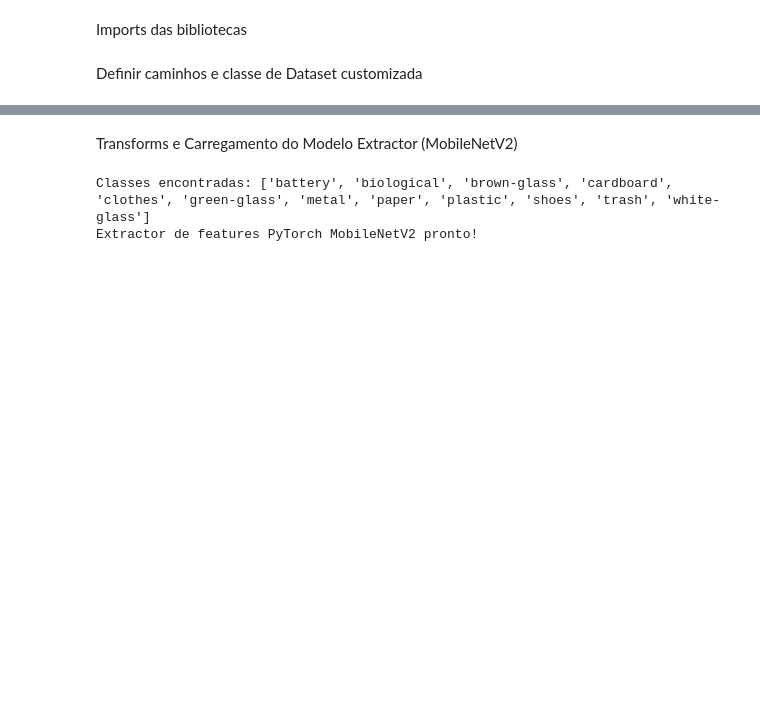
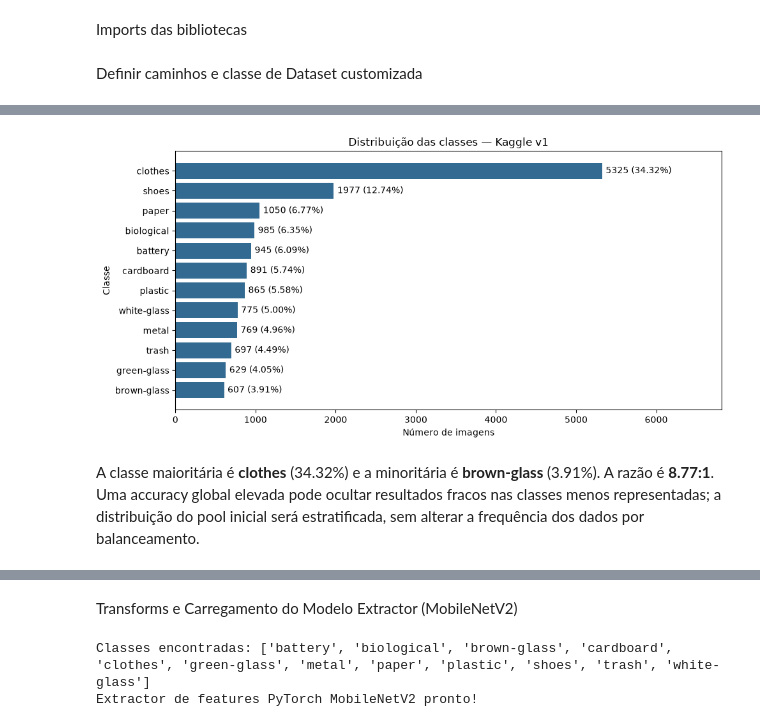
Before and after one commit to tomasgferreira06/hitl-waste-classification, a Jupyter notebook: notebooks/01_waste_classification_hitl.ipynb, the cells around one changed output, grey strips where cells are left out. Cells and saved outputs as stored; diff of their text form; code cells hidden in the pictures; blank space fills up the shorter version.

Commit message:
feat(data): add EDA and reproducible experimental protocol

```diff
--- a/notebooks/01_waste_classification_hitl.ipynb
+++ b/notebooks/01_waste_classification_hitl.ipynb
@@ -83,0 +95,20 @@ class GarbageDataset(Dataset):
+# %%
+import sys
+import pandas as pd
+from IPython.display import display, Markdown
+
+EDA_PROJECT = next(p for p in (Path.cwd(), *Path.cwd().parents) if (p / "pyproject.toml").is_file())
+if str(EDA_PROJECT / "notebooks") not in sys.path:
+    sys.path.insert(0, str(EDA_PROJECT / "notebooks"))
+from dataset_protocol import (
+    scan_dataset, exact_groups, visual_candidates, split_groups, write_manifests,
+    load_pool_views, resolve_image, MANIFEST_DIR, SEED,
+)
+
+eda_records = scan_dataset(DATASET_PATH)
+eda_df = pd.DataFrame(eda_records)
+eda_counts = eda_df.groupby("label").size().rename("imagens").to_frame()
+eda_counts["percentagem"] = 100 * eda_counts["imagens"] / len(eda_df)
+display(Markdown(f"**Dataset:** Garbage Classification; **versão:** 1; **origem:** Kaggle; "
+                 f"**imagens:** {len(eda_df):,}; **classes:** {len(eda_counts)}."))
+display(eda_counts.round(3))
@@ -83,0 +152,22 @@ class GarbageDataset(Dataset):
+# %%
+eda_ordered = eda_counts.sort_values("imagens")
+fig, ax = plt.subplots(figsize=(10, 5))
+eda_bars = ax.barh(eda_ordered.index, eda_ordered["imagens"], color="#326a91")
+ax.bar_label(eda_bars, labels=[f"{n} ({pct:.2f}%)" for n, pct in eda_ordered.itertuples(index=False)], padding=4)
+ax.set(xlabel="Número de imagens", ylabel="Classe", title="Distribuição das classes — Kaggle v1")
+ax.set_xlim(0, eda_counts["imagens"].max() * 1.28)
+fig.tight_layout()
+fig.savefig(EDA_PROJECT / "artifacts" / "eda" / "class_distribution.png", dpi=150, bbox_inches="tight")
+plt.show()
+eda_major = eda_counts["imagens"].idxmax()
+eda_minor = eda_counts["imagens"].idxmin()
+display(Markdown(
+    f"A classe maioritária é **{eda_major}** ({eda_counts.loc[eda_major, 'percentagem']:.2f}%) e a "
+    f"minoritária é **{eda_minor}** ({eda_counts.loc[eda_minor, 'percentagem']:.2f}%). "
+    f"A razão é **{eda_counts.loc[eda_major, 'imagens'] / eda_counts.loc[eda_minor, 'imagens']:.2f}:1**. "
+    "Uma accuracy global elevada pode ocultar resultados fracos nas classes menos representadas; "
+    "a distribuição do pool inicial será estratificada, sem alterar a frequência dos dados por balanceamento."
+))
+# %% [output]
+[figure, added]
+A classe maioritária é **clothes** (34.32%) e a minoritária é **brown-glass** (3.91%). A razão é **8.77:1**. Uma accuracy global elevada pode ocultar resultados fracos nas classes menos representadas; a distribuição do pool inicial será estratificada, sem alterar a frequência dos dados por balanceamento.
```
Also changed, not shown: parts of 15 cells of this notebook, 13 other files.
